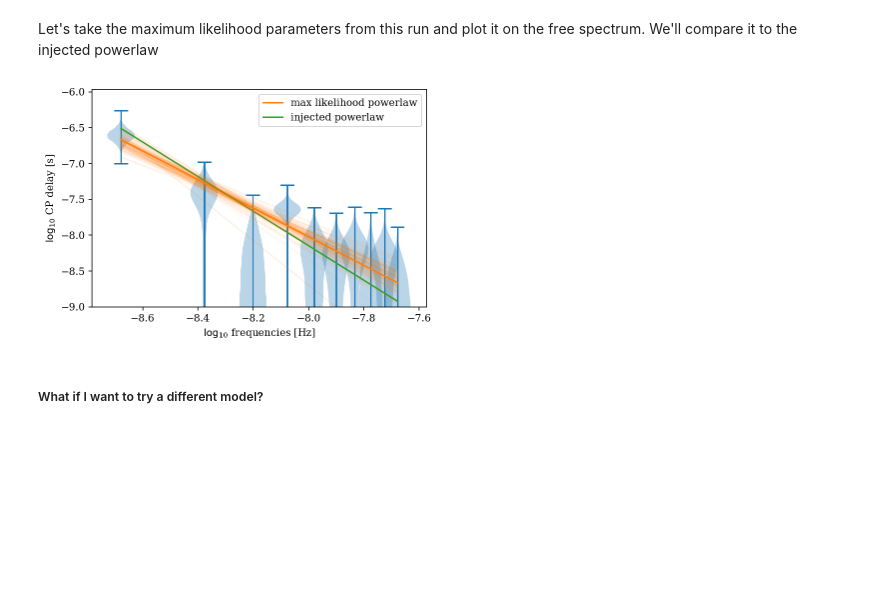
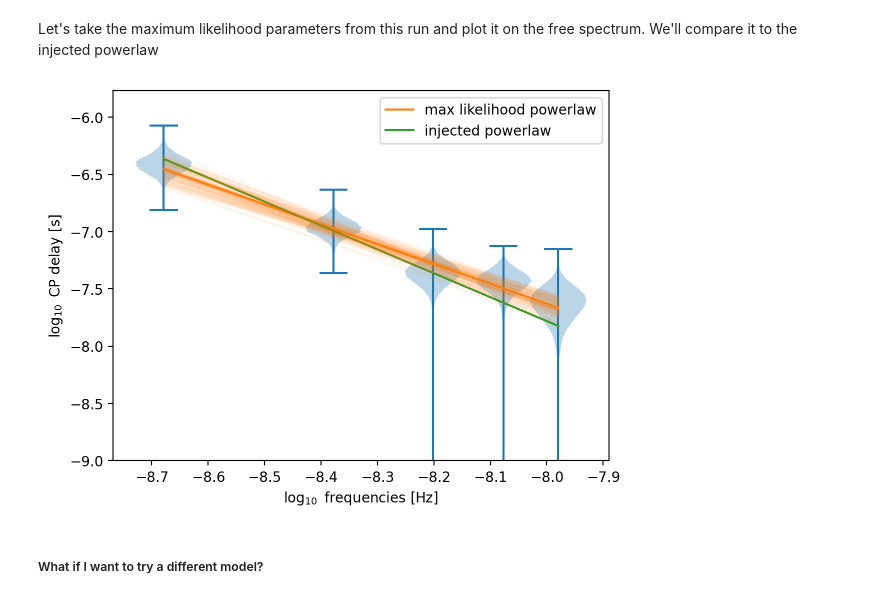
Before and after one commit to astrolamb/ceffyl, a Jupyter notebook: examples/PTA_freespec_ex1.ipynb, the cells around one changed output. Drawn from its saved outputs; the diff is of its cells as text; code cells hidden in the pictures; blank space fills up the shorter version.

```diff
--- a/examples/PTA_freespec_ex1.ipynb
+++ b/examples/PTA_freespec_ex1.ipynb
@@ -31,7 +29,7 @@ We run the free spectrum with [`enterprise`](https://github.com/nanograv/enterpr
 # %% [markdown]
 Let's see what the free spectrum looks like for a simulated pulsar timing array (simulation based on [Pol et. al. 2021](http://dx.doi.org/10.3847/2041-8213/abf2c9))
 # %%
-freespec = co.Core(corepath='../data/sim0/fs10f_real_0.core')
+freespec = co.Core(corepath='../data/sim51/freespec_sim51/freespec_2A_30f.core')
 # %% [output]
 Loading data from HDF5 file....
 # %%
@@ -46,4 +44,5 @@ Text(0, 0.5, '$\\log_{10}$ CP delay [s]')
 # %% [markdown]
 The injected values for this simulation are:
 # %%
-log10A_inj, gamma_inj = -1.522589999999999932e+01, 4.816799999999999748e+00
+log10A_inj, gamma_inj = np.loadtxt('../data/sim51/injected_values.txt')
+print(f'log10A={log10A_inj}, gamma={gamma_inj}')
@@ -86,10 +87,11 @@ Run Complete
 # %% [markdown]
 ##### Let's read the data
 # %%
-c0 = co.Core('../data/sim0/refits/10fpl/')
-c0.set_rn_freqs(Tspan=1/freespec.rn_freqs[0], nfreqs=10)
-c0.save('../data/sim0/refits/10fpl/chain.core')
-pl10f = co.Core(corepath='../data/sim0/refits/10fpl/chain.core')
+# this compresses the output file
+c0 = co.Core('../data/sim51/refits/freespec/5fpl/')
+c0.set_rn_freqs(Tspan=1/freespec.rn_freqs[0], nfreqs=5)
+c0.save('../data/sim51/refits/freespec/5fpl/chain.core')
+pl5f = co.Core(corepath='../data/sim51/refits/freespec/5fpl/chain.core')
 # %% [output]
 Loading data from HDF5 file....
 # %% [markdown]
@@ -123,39 +123,39 @@ The 'truth' lines are the injected powerlaw parameters. Our analysis captures th
 # %% [markdown]
 Let's take the maximum likelihood parameters from this run and plot it on the free spectrum. We'll compare it to the injected powerlaw
 # %%
-idx = np.where(pl10f('lnpost').max()==pl10f('lnpost'))[0][0]
-log10_A, gamma = pl10f.chain[pl10f.burn:][idx][:2]
-pl = 0.5*np.log10(models.powerlaw(pl10f.rn_freqs,
-                                  Tspan=1/pl10f.rn_freqs[0],
+idx = np.where(pl5f('lnpost').max()==pl5f('lnpost'))[0][0]
+log10_A, gamma = pl5f.chain[pl5f.burn:][idx][:2]
+pl = 0.5*np.log10(models.powerlaw(pl5f.rn_freqs,
+                                  Tspan=1/pl5f.rn_freqs[0],
                                   log10_A=log10_A,
                                   gamma=gamma))
 
-idx = np.random.randint(0, pl10f.chain[pl10f.burn:].shape[0],
+idx = np.random.randint(0, pl5f.chain[pl5f.burn:].shape[0],
                         100)
-log10_A, gamma = pl10f.chain[pl10f.burn:][idx][:,:2].T
-plspread = 0.5*np.log10(models.powerlaw(pl10f.rn_freqs[None,:].T,
-                                        Tspan=1/pl10f.rn_freqs[0],
+log10_A, gamma = pl5f.chain[pl5f.burn:][idx][:,:2].T
+plspread = 0.5*np.log10(models.powerlaw(pl5f.rn_freqs[None,:].T,
+                                        Tspan=1/pl5f.rn_freqs[0],
                                         log10_A=log10_A,
                                         gamma=gamma))
 
-pl_inj = 0.5*np.log10(models.powerlaw(pl10f.rn_freqs,
-                                      Tspan=1/pl10f.rn_freqs[0],
+pl_inj = 0.5*np.log10(models.powerlaw(pl5f.rn_freqs,
+                                      Tspan=1/pl5f.rn_freqs[0],
                                       log10_A=log10A_inj,
                                       gamma=gamma_inj))
 
-plt.violinplot(pd.DataFrame(freespec(freespec.params[-15:-5])),
-               positions=np.log10(freespec.rn_freqs),
+plt.violinplot(pd.DataFrame(freespec(freespec.params[-15:-10])),
+               positions=np.log10(freespec.rn_freqs[:5]),
                widths=0.1)
-plt.plot(np.log10(pl10f.rn_freqs), pl, label='max likelihood powerlaw')
-plt.plot(np.log10(pl10f.rn_freqs), pl_inj, label='injected powerlaw')
-plt.plot(np.log10(pl10f.rn_freqs), plspread, color='C1',
+plt.plot(np.log10(pl5f.rn_freqs), pl, label='max likelihood powerlaw')
+plt.plot(np.log10(pl5f.rn_freqs), pl_inj, label='injected powerlaw')
+plt.plot(np.log10(pl5f.rn_freqs), plspread, color='C1',
          alpha=0.05)
 plt.xlabel('$\log_{10}$ frequencies [Hz]')
 plt.ylabel(r'$\log_{10}$ CP delay [s]')
 plt.ylim(-9)
 plt.legend();
 # %% [output]
-[figure, old version]
+[figure, new version]
 # %% [markdown]
 ##### What if I want to try a different model?
 # %% [markdown]
```
Also changed, not shown: parts of 29 cells of this notebook, 6 other files.
